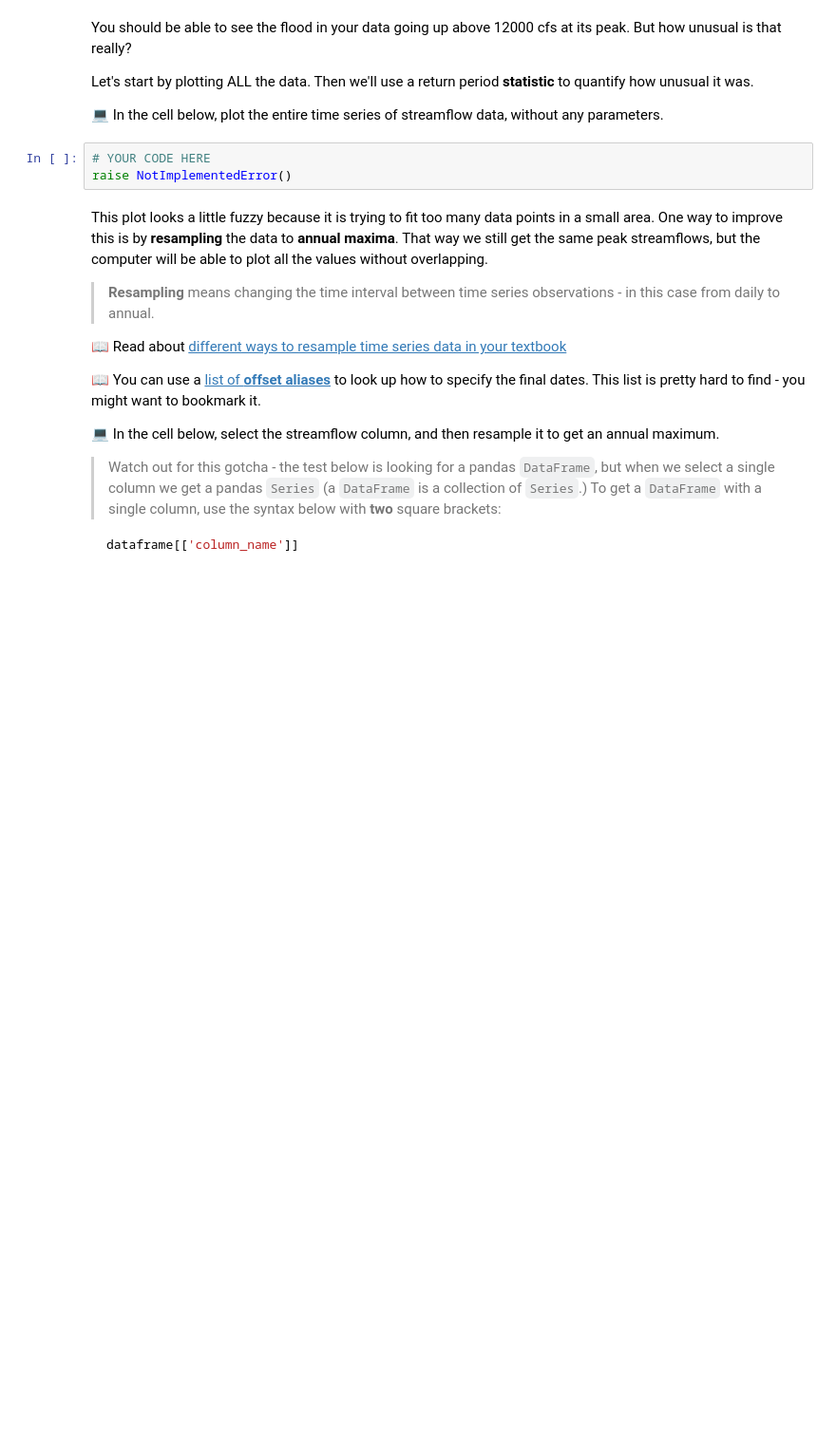
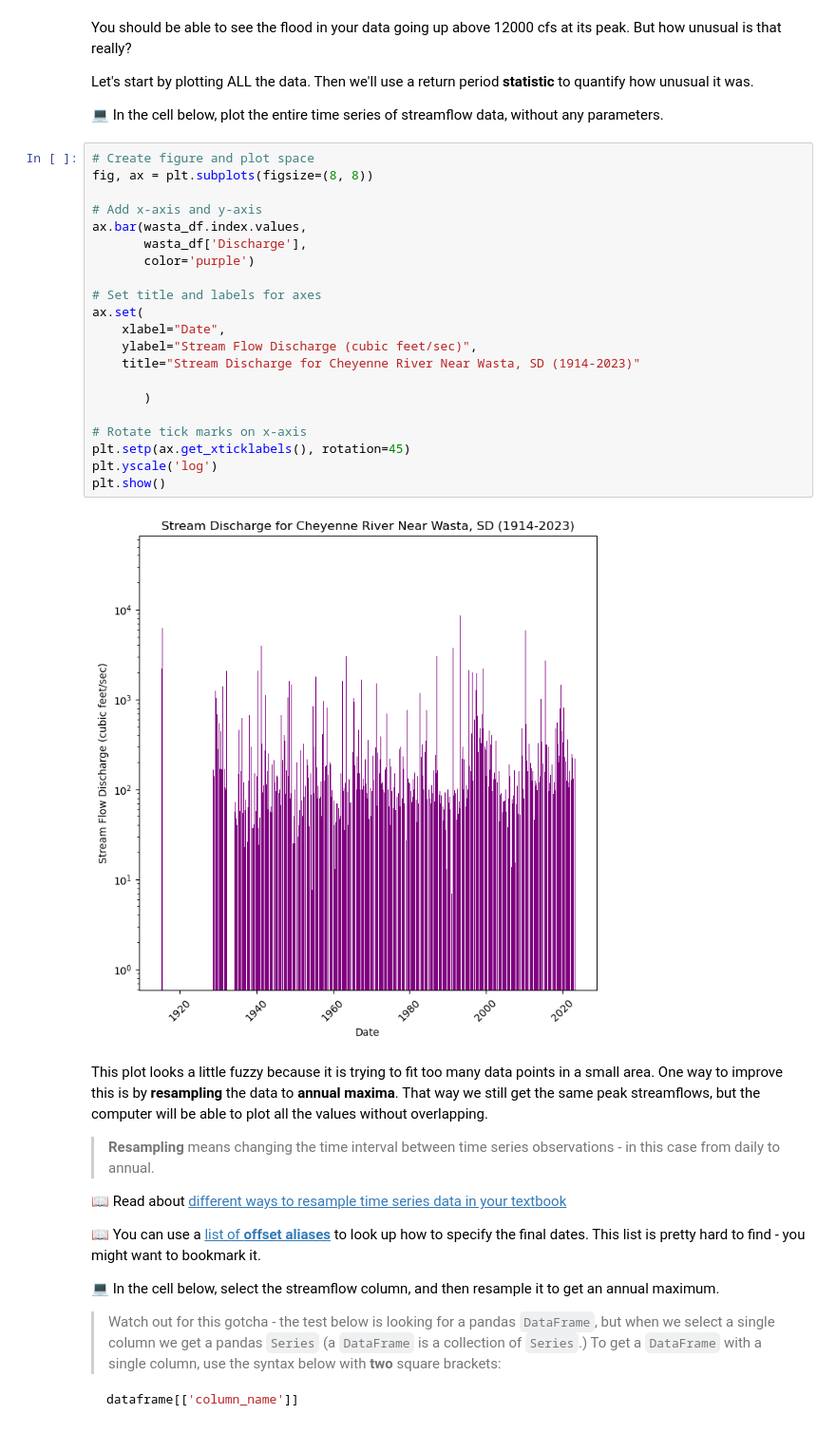
Before and after one commit to finalfemme/time-series-data-finalfemme, a Jupyter notebook: stars-02-time-series.ipynb, the cells around one changed output. Shown: that part at 95% size. Cells and saved outputs as stored; diff of their text form; blank space fills up the shorter version.

```diff
--- a/stars-02-time-series.ipynb
+++ b/stars-02-time-series.ipynb
@@ -535,9 +624,29 @@ You should be able to see the flood in your data going up above 12000 cfs at its
 Let's start by plotting ALL the data. Then we'll use a return period **statistic** to quantify how unusual it was.
 
 &#128187; In the cell below, plot the entire time series of streamflow data, without any parameters.
-# %%
-# YOUR CODE HERE
-raise NotImplementedError()
+# %%
+# Create figure and plot space
+fig, ax = plt.subplots(figsize=(8, 8))
+
+# Add x-axis and y-axis
+ax.bar(wasta_df.index.values,
+       wasta_df['Discharge'],
+       color='purple')
+
+# Set title and labels for axes
+ax.set(
+    xlabel="Date",
+    ylabel="Stream Flow Discharge (cubic feet/sec)",
+    title="Stream Discharge for Cheyenne River Near Wasta, SD (1914-2023)"
+
+       )
+
+# Rotate tick marks on x-axis
+plt.setp(ax.get_xticklabels(), rotation=45)
+plt.yscale('log')
+plt.show()
+# %% [output]
+[figure, added]
 # %% [markdown]
 This plot looks a little fuzzy because it is trying to fit too many data points in a small area. One way to improve this is by **resampling** the data to **annual maxima**. That way we still get the same peak streamflows, but the computer will be able to plot all the values without overlapping.
 
```
Also changed, not shown: parts of 16 cells of this notebook.
